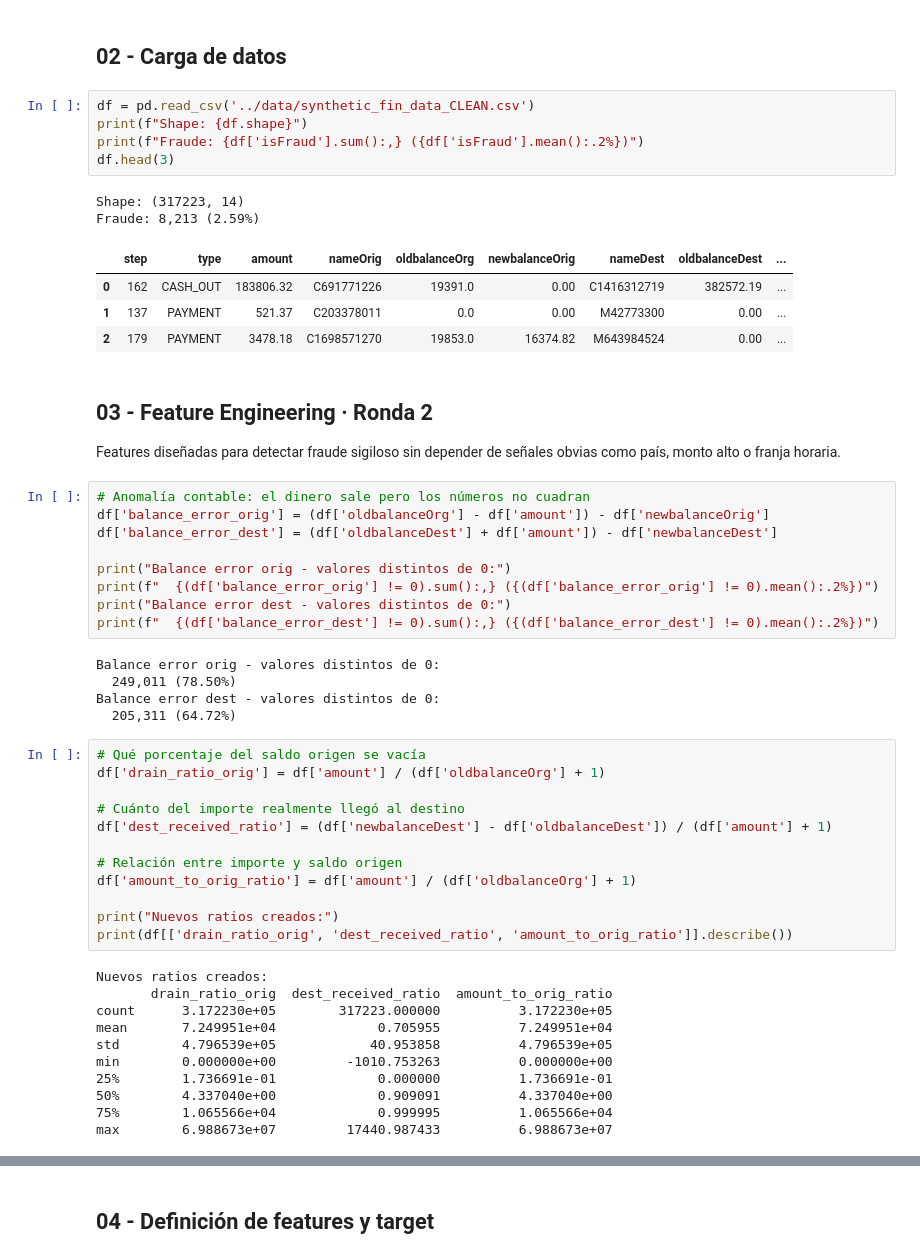
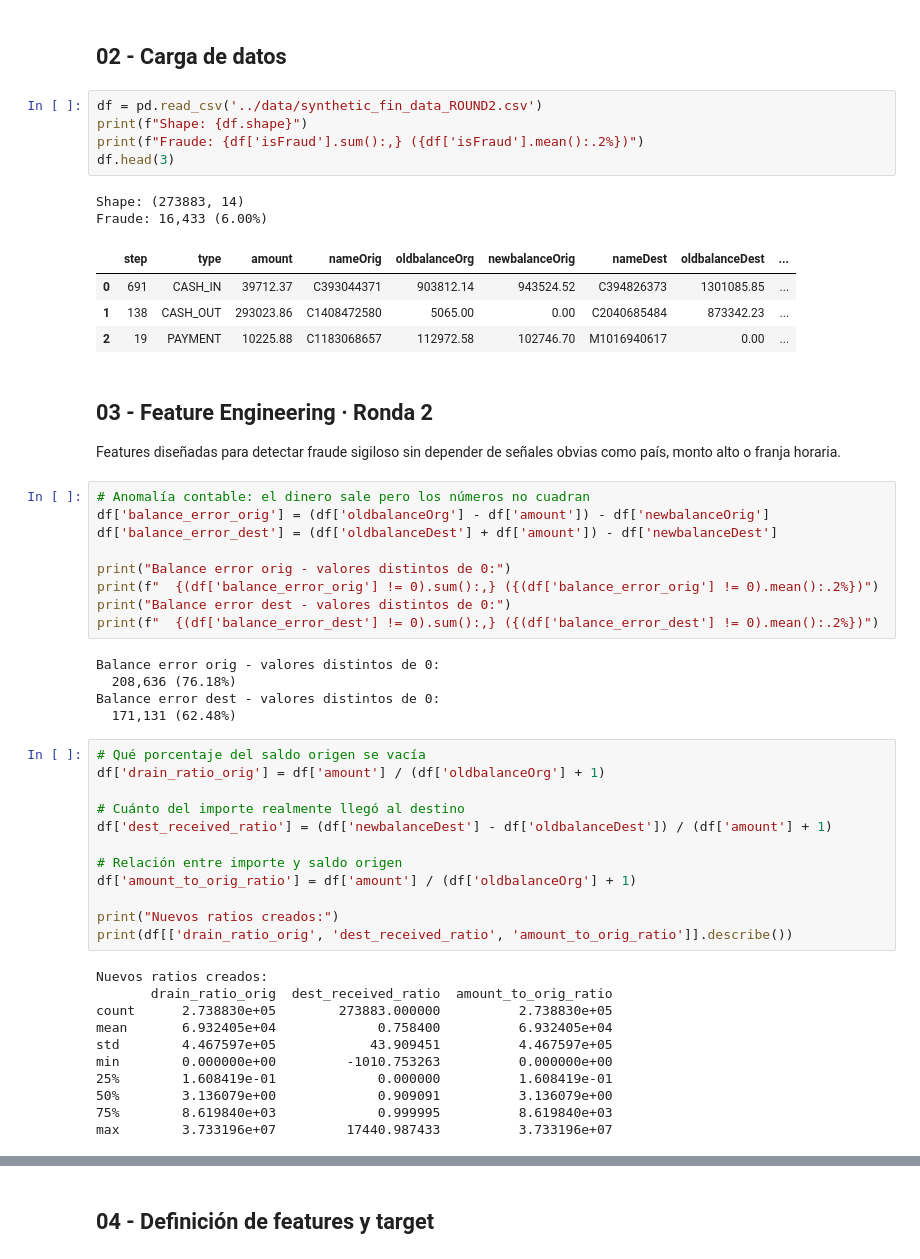
Before and after one commit to DarkKrismon/Desafio_Grupo1, a Jupyter notebook: notebooks/03_ML_Ronda2.ipynb, the cells around one changed output, grey strips where cells are left out. Cells and saved outputs as stored; diff of their text form.

```diff
--- a/notebooks/03_ML_Ronda2.ipynb
+++ b/notebooks/03_ML_Ronda2.ipynb
@@ -32,17 +32,17 @@ np.random.seed(SEED)
 # %% [markdown]
 ## 02 - Carga de datos
 # %%
-df = pd.read_csv('../data/synthetic_fin_data_CLEAN.csv')
+df = pd.read_csv('../data/synthetic_fin_data_ROUND2.csv')
 print(f"Shape: {df.shape}")
 print(f"Fraude: {df['isFraud'].sum():,} ({df['isFraud'].mean():.2%})")
 df.head(3)
 # %% [output]
-Shape: (317223, 14)
-Fraude: 8,213 (2.59%)
+Shape: (273883, 14)
+Fraude: 16,433 (6.00%)
 |  | step | type | amount | nameOrig | oldbalanceOrg | newbalanceOrig | nameDest | oldbalanceDest | ... |
-| 0 | 162 | CASH_OUT | 183806.32 | C691771226 | 19391.0 | 0.00 | C1416312719 | 382572.19 | ... |
-| 1 | 137 | PAYMENT | 521.37 | C203378011 | 0.0 | 0.00 | M42773300 | 0.00 | ... |
-| 2 | 179 | PAYMENT | 3478.18 | C1698571270 | 19853.0 | 16374.82 | M643984524 | 0.00 | ... |
+| 0 | 691 | CASH_IN | 39712.37 | C393044371 | 903812.14 | 943524.52 | C394826373 | 1301085.85 | ... |
+| 1 | 138 | CASH_OUT | 293023.86 | C1408472580 | 5065.00 | 0.00 | C2040685484 | 873342.23 | ... |
+| 2 | 19 | PAYMENT | 10225.88 | C1183068657 | 112972.58 | 102746.70 | M1016940617 | 0.00 | ... |
 # %% [markdown]
 ## 03 - Feature Engineering · Ronda 2
 Features diseñadas para detectar fraude sigiloso sin depender de señales obvias como país, monto alto o franja horaria.
@@ -57,9 +57,9 @@ print("Balance error dest - valores distintos de 0:")
 print(f"  {(df['balance_error_dest'] != 0).sum():,} ({(df['balance_error_dest'] != 0).mean():.2%})")
 # %% [output]
 Balance error orig - valores distintos de 0:
-  249,011 (78.50%)
+  208,636 (76.18%)
 Balance error dest - valores distintos de 0:
-  205,311 (64.72%)
+  171,131 (62.48%)
 # %%
 # Qué porcentaje del saldo origen se vacía
 df['drain_ratio_orig'] = df['amount'] / (df['oldbalanceOrg'] + 1)
@@ -75,14 +75,14 @@ print(df[['drain_ratio_orig', 'dest_received_ratio', 'amount_to_orig_ratio']].de
 # %% [output]
 Nuevos ratios creados:
        drain_ratio_orig  dest_received_ratio  amount_to_orig_ratio
-count      3.172230e+05        317223.000000          3.172230e+05
-mean       7.249951e+04             0.705955          7.249951e+04
-std        4.796539e+05            40.953858          4.796539e+05
+count      2.738830e+05        273883.000000          2.738830e+05
+mean       6.932405e+04             0.758400          6.932405e+04
+std        4.467597e+05            43.909451          4.467597e+05
 min        0.000000e+00         -1010.753263          0.000000e+00
-25%        1.736691e-01             0.000000          1.736691e-01
-50%        4.337040e+00             0.909091          4.337040e+00
-75%        1.065566e+04             0.999995          1.065566e+04
-max        6.988673e+07         17440.987433          6.988673e+07
+25%        1.608419e-01             0.000000          1.608419e-01
+50%        3.136079e+00             0.909091          3.136079e+00
+75%        8.619840e+03             0.999995          8.619840e+03
+max        3.733196e+07         17440.987433          3.733196e+07
 # %%
 # Cuenta origen queda en exactamente 0 tras la transacción
 df['zero_balance_after'] = (df['newbalanceOrig'] == 0).astype(int)
```
Also changed, not shown: parts of 11 cells of this notebook, 16 other files.
